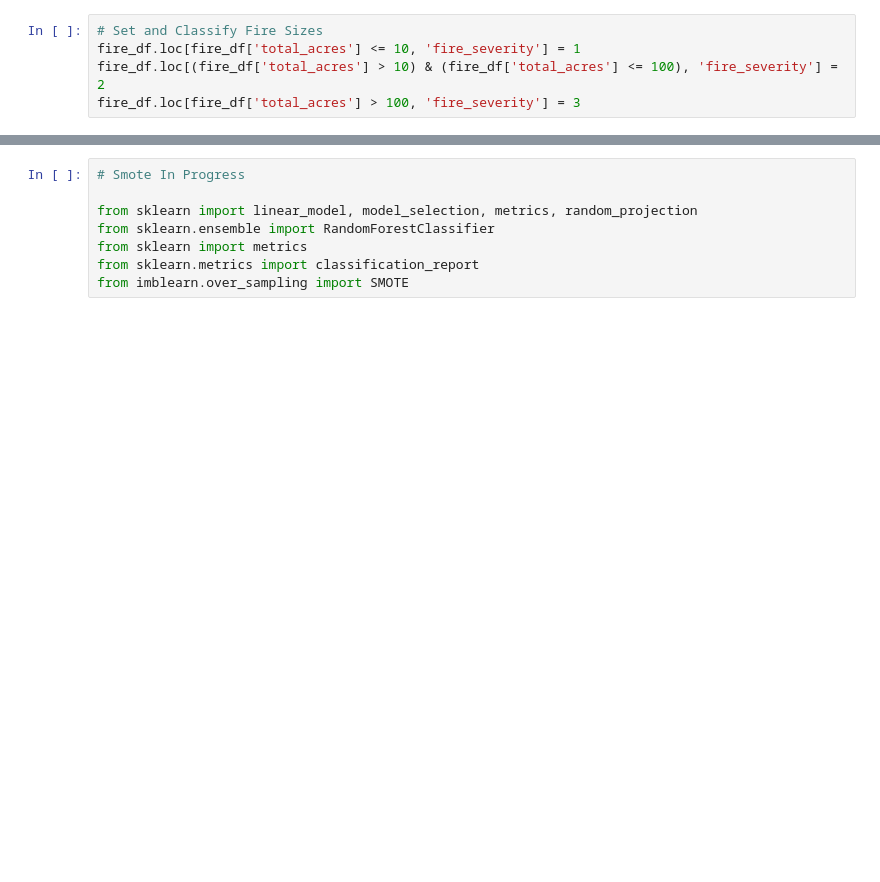
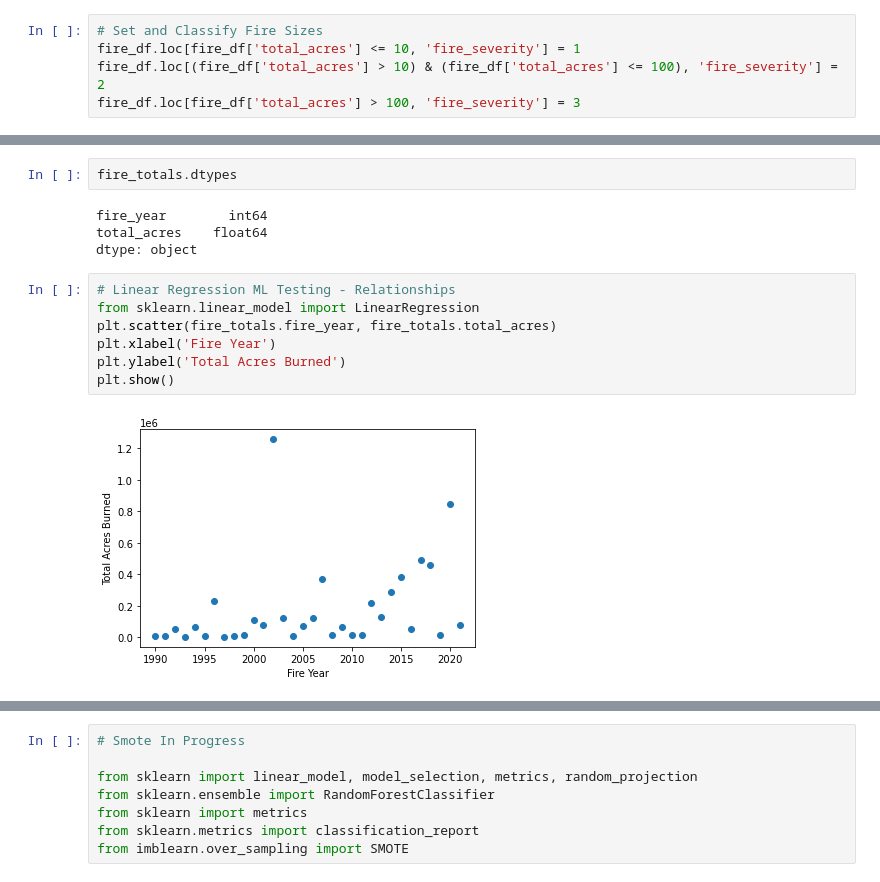
Before and after one commit to jisellejones/Predict_Wildfire_Spread, a Jupyter notebook: ML_Simple.ipynb, the cells around one changed output, grey strips where cells are left out. Drawn from its saved outputs; the diff is of its cells as text; blank space fills up the shorter version.

```diff
--- a/ML_Simple.ipynb
+++ b/ML_Simple.ipynb
@@ -169,3 +220,18 @@ fire_df.head(5)
+# %%
+fire_totals.dtypes
+# %% [output]
+fire_year        int64
+total_acres    float64
+dtype: object
+# %%
+# Linear Regression ML Testing - Relationships
+from sklearn.linear_model import LinearRegression
+plt.scatter(fire_totals.fire_year, fire_totals.total_acres)
+plt.xlabel('Fire Year')
+plt.ylabel('Total Acres Burned')
+plt.show()
+# %% [output]
+[figure, added]
 # %%
 # Linear Regression ML Testing - Relationships
 from sklearn.linear_model import LinearRegression
```
Also changed, not shown: parts of 30 cells of this notebook, 1 other file.
